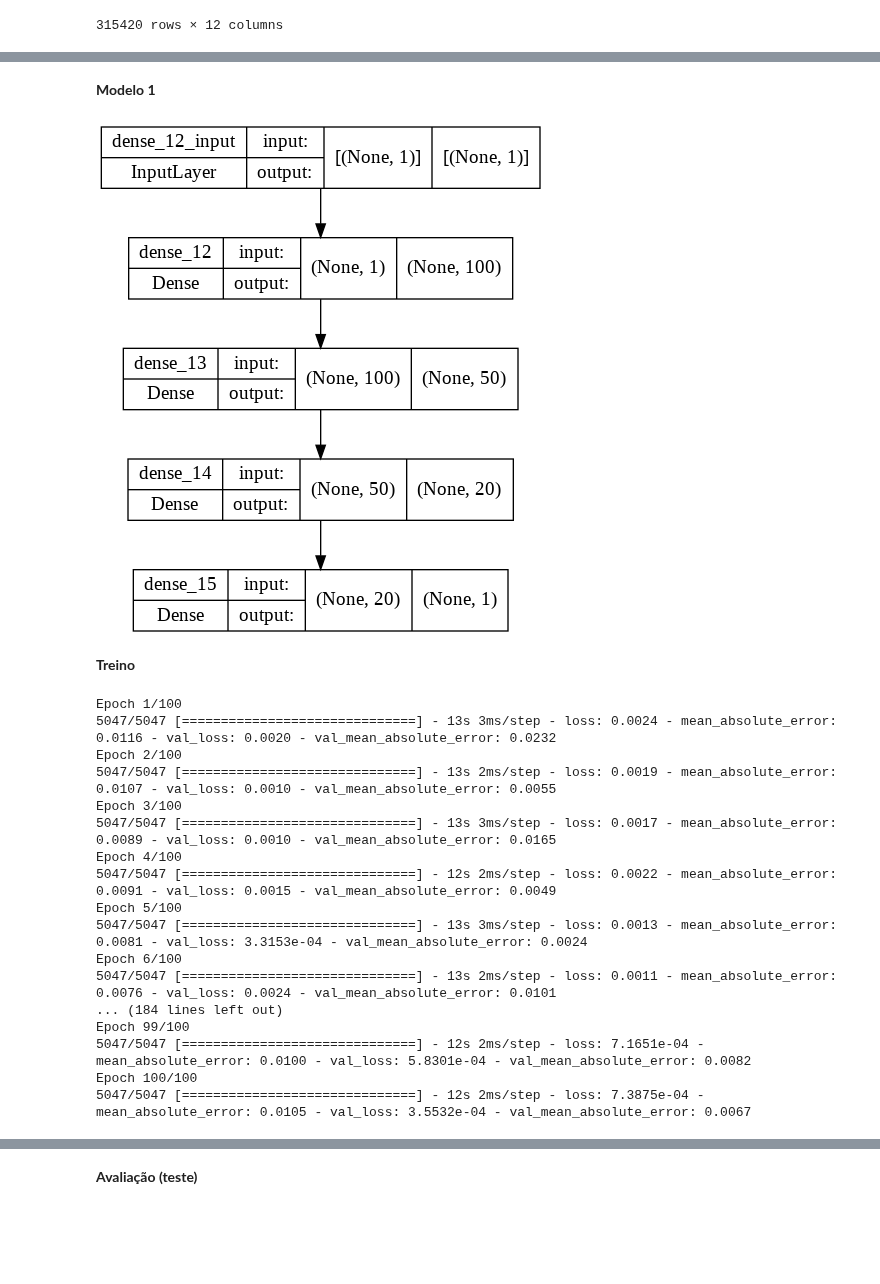
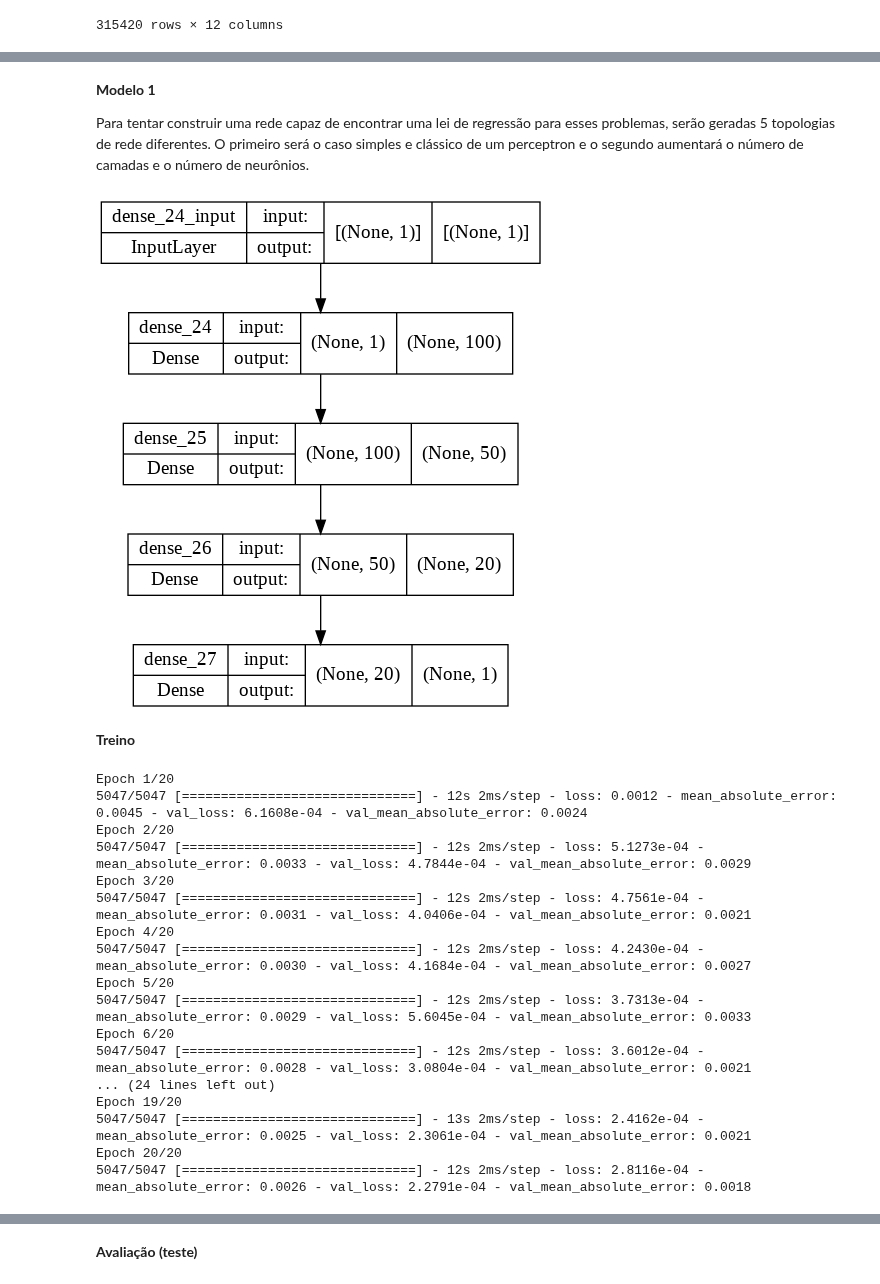
Before and after one commit to lourencocavalcante/Neurocomputacao, a Jupyter notebook: CAP351_Projeto_01_MLP.ipynb, the cells around one changed output, grey strips where cells are left out. Cells and saved outputs as stored; diff of their text form; code cells hidden in the pictures; blank space fills up the shorter version.

```diff
--- a/CAP351_Projeto_01_MLP.ipynb
+++ b/CAP351_Projeto_01_MLP.ipynb
@@ -230,62 +226,64 @@ plt.show()
-# %% [markdown]
-**Modelo 1**
+# %% [markdown]
+**Modelo 1**
+
+Para tentar construir uma rede capaz de encontrar uma lei de regressão para esses problemas, serão geradas 5 topologias de rede diferentes. O primeiro será o caso simples e clássico de um perceptron e o segundo aumentará o número de camadas e o número de neurônios.
 # %%
 fl2 = 0.0
 drop = 0.2
 
 # model = keras.Sequential()
 # model.add(keras.layers.Dense(units=100, kernel_regularizer=l2(fl2), input_shape=[1], activation="tanh"))
 # model.add(Dropout(drop))
 # model.add(keras.layers.Dense(units=50, kernel_regularizer=l2(fl2), activation="tanh"))
 # model.add(Dropout(drop))
 # model.add(keras.layers.Dense(units=20, kernel_regularizer=l2(fl2), activation="tanh"))
 # model.add(keras.layers.Dense(units=20, kernel_regularizer=l2(fl2), activation="tanh"))
 # model.add(keras.layers.Dense(units=1, activation="linear"))
 
 model = keras.Sequential()
 model.add(keras.layers.Dense(units=100, input_shape=[1], activation="tanh"))
 model.add(keras.layers.Dense(units=50, activation="tanh"))
 model.add(keras.layers.Dense(units=20, activation="tanh"))
 model.add(keras.layers.Dense(units=1, activation="linear"))
 
 
 sgd = tf.keras.optimizers.SGD(learning_rate=0.01, momentum=0.0)
 adam = tf.keras.optimizers.Adam()
 
-model.compile(loss='mean_squared_error', optimizer=adam, metrics=["mean_absolute_error"])
+model.compile(loss='mean_squared_error', optimizer=sgd, metrics=["mean_absolute_error"])
 
 tf.keras.utils.plot_model(model, show_shapes=True)
 # %% [output]
-[figure, old version]
+[figure, new version]
 # %% [markdown]
 **Treino**
 # %%
 early = tf.keras.callbacks.EarlyStopping(monitor='loss', patience=100)
 
-history = model.fit(x_train, y_train, epochs=100, batch_size=10, #3000
+history = model.fit(x_train, y_train, epochs=20, batch_size=10, #3000
                     validation_split=0.2,
                     verbose=True)#False,
                     #callbacks=[early])
 
 #print("Network parameters: {}".format(model.get_weights()))
 # %% [output]
-Epoch 1/100
-5047/5047 [==============================] - 13s 3ms/step - loss: 0.0024 - mean_absolute_error: 0.0116 - val_loss: 0.0020 - val_mean_absolute_error: 0.0232
-Epoch 2/100
-5047/5047 [==============================] - 13s 2ms/step - loss: 0.0019 - mean_absolute_error: 0.0107 - val_loss: 0.0010 - val_mean_absolute_error: 0.0055
-Epoch 3/100
-5047/5047 [==============================] - 13s 3ms/step - loss: 0.0017 - mean_absolute_error: 0.0089 - val_loss: 0.0010 - val_mean_absolute_error: 0.0165
-Epoch 4/100
-5047/5047 [==============================] - 12s 2ms/step - loss: 0.0022 - mean_absolute_error: 0.0091 - val_loss: 0.0015 - val_mean_absolute_error: 0.0049
-Epoch 5/100
-5047/5047 [==============================] - 13s 3ms/step - loss: 0.0013 - mean_absolute_error: 0.0081 - val_loss: 3.3153e-04 - val_mean_absolute_error: 0.0024
-Epoch 6/100
-5047/5047 [==============================] - 13s 2ms/step - loss: 0.0011 - mean_absolute_error: 0.0076 - val_loss: 0.0024 - val_mean_absolute_error: 0.0101
-... (184 lines left out)
-Epoch 99/100
-5047/5047 [==============================] - 12s 2ms/step - loss: 7.1651e-04 - mean_absolute_error: 0.0100 - val_loss: 5.8301e-04 - val_mean_absolute_error: 0.0082
-Epoch 100/100
-5047/5047 [==============================] - 12s 2ms/step - loss: 7.3875e-04 - mean_absolute_error: 0.0105 - val_loss: 3.5532e-04 - val_mean_absolute_error: 0.0067
+Epoch 1/20
+5047/5047 [==============================] - 12s 2ms/step - loss: 0.0012 - mean_absolute_error: 0.0045 - val_loss: 6.1608e-04 - val_mean_absolute_error: 0.0024
+Epoch 2/20
+5047/5047 [==============================] - 12s 2ms/step - loss: 5.1273e-04 - mean_absolute_error: 0.0033 - val_loss: 4.7844e-04 - val_mean_absolute_error: 0.0029
+Epoch 3/20
+5047/5047 [==============================] - 12s 2ms/step - loss: 4.7561e-04 - mean_absolute_error: 0.0031 - val_loss: 4.0406e-04 - val_mean_absolute_error: 0.0021
+Epoch 4/20
+5047/5047 [==============================] - 12s 2ms/step - loss: 4.2430e-04 - mean_absolute_error: 0.0030 - val_loss: 4.1684e-04 - val_mean_absolute_error: 0.0027
+Epoch 5/20
+5047/5047 [==============================] - 12s 2ms/step - loss: 3.7313e-04 - mean_absolute_error: 0.0029 - val_loss: 5.6045e-04 - val_mean_absolute_error: 0.0033
+Epoch 6/20
+5047/5047 [==============================] - 12s 2ms/step - loss: 3.6012e-04 - mean_absolute_error: 0.0028 - val_loss: 3.0804e-04 - val_mean_absolute_error: 0.0021
+... (24 lines left out)
+Epoch 19/20
+5047/5047 [==============================] - 13s 2ms/step - loss: 2.4162e-04 - mean_absolute_error: 0.0025 - val_loss: 2.3061e-04 - val_mean_absolute_error: 0.0021
+Epoch 20/20
+5047/5047 [==============================] - 12s 2ms/step - loss: 2.8116e-04 - mean_absolute_error: 0.0026 - val_loss: 2.2791e-04 - val_mean_absolute_error: 0.0018
 # %%
 plt.xlabel("Epochs")
 plt.ylabel("Loss")
```
Also changed, not shown: parts of 12 cells of this notebook.
